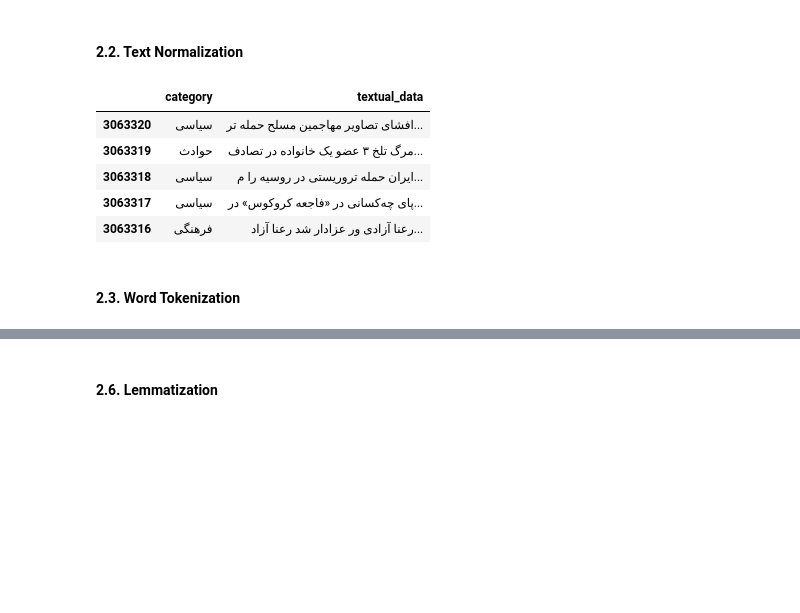
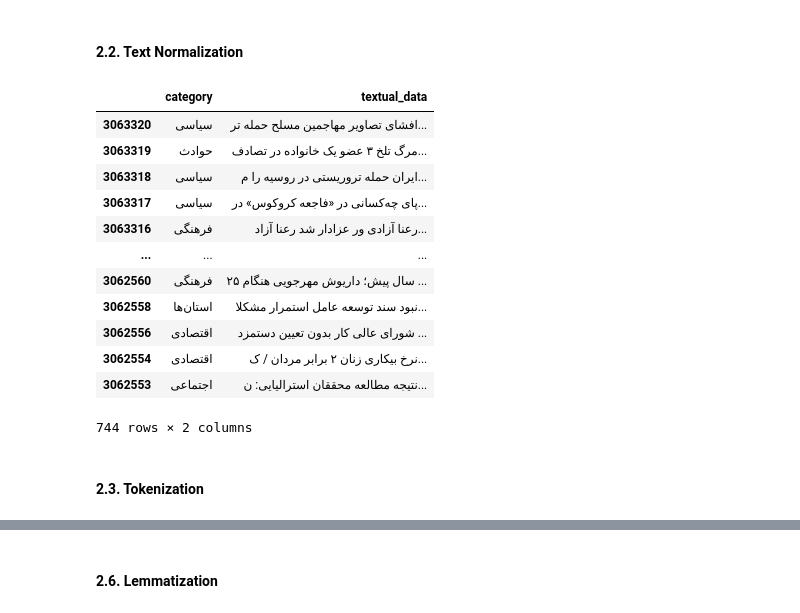
Before and after one commit to alibababeig/NLP-HW1, a Jupyter notebook: NLP-HW1.ipynb, the cells around one changed output, grey strips where cells are left out. Cells and saved outputs as stored; diff of their text form; code cells hidden in the pictures; blank space fills up the shorter version.

```diff
--- a/NLP-HW1.ipynb
+++ b/NLP-HW1.ipynb
@@ -102,20 +99,26 @@ display(df.head())
 #### 2.2. Text Normalization
 # %%
 from hazm import Normalizer
-
 
 normalizer = Normalizer()
 df['textual_data'] = df['textual_data'].apply(
     lambda row: normalizer.normalize(row))
-display(df.head())
+display(df)
 # %% [output]
 |  | category | textual_data |
 | 3063320 | سیاسی | افشای تصاویر مهاجمین مسلح حمله تر... |
 | 3063319 | حوادث | مرگ تلخ ۳ عضو یک خانواده در تصادف... |
 | 3063318 | سیاسی | ایران حمله تروریستی در روسیه را م... |
 | 3063317 | سیاسی | پای چه‌کسانی در «فاجعه کروکوس» در... |
 | 3063316 | فرهنگی | رعنا آزادی ور عزادار شد رعنا آزاد... |
+| ... | ... | ... |
+| 3062560 | فرهنگی | ۲۵ سال پیش؛ داریوش مهرجویی هنگام ... |
+| 3062558 | استان‌ها | نبود سند توسعه عامل استمرار مشکلا... |
+| 3062556 | اقتصادی | شورای عالی کار بدون تعیین دستمزد ... |
+| 3062554 | اقتصادی | نرخ بیکاری زنان ۲ برابر مردان / ک... |
+| 3062553 | اجتماعی | نتیجه مطالعه محققان استرالیایی: ن... |
+744 rows × 2 columns
 # %% [markdown]
-#### 2.3. Word Tokenization
+#### 2.3. Tokenization
 # %%
 from hazm import WordTokenizer
```
Also changed, not shown: parts of 22 cells of this notebook.
